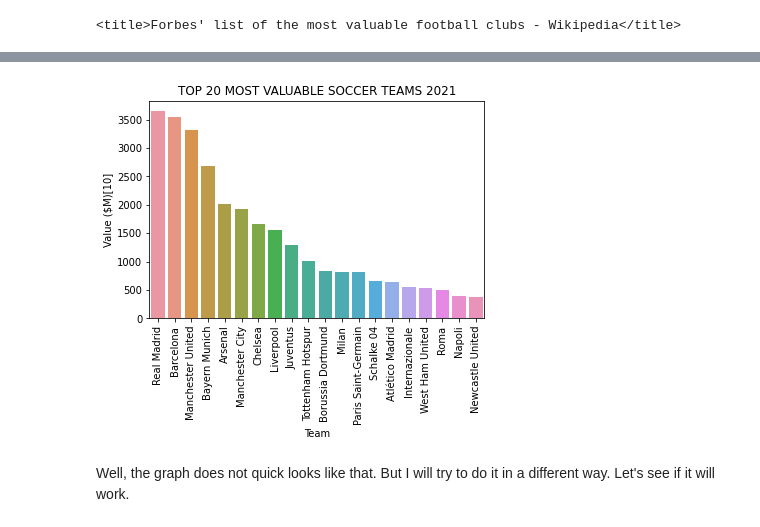
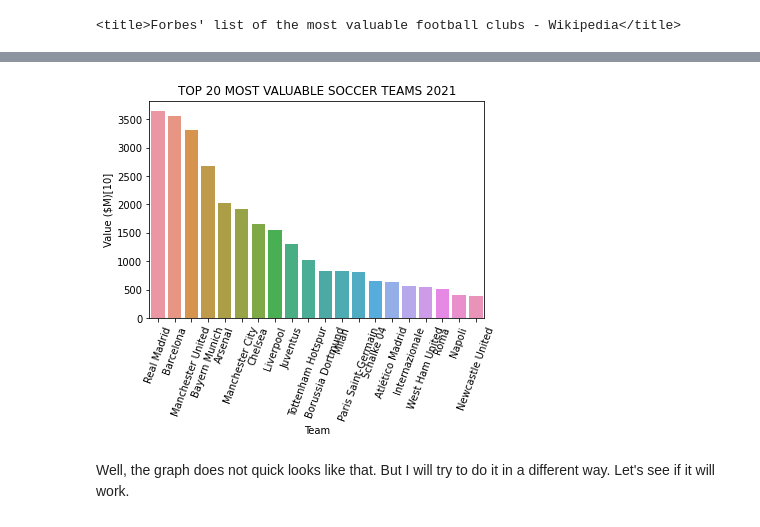
Before and after one commit to khatriprajwol/Data-Visualization-, a Jupyter notebook: Recreating The Master .ipynb, the cells around one changed output, grey strips where cells are left out. Cells and saved outputs as stored; diff of their text form; code cells hidden in the pictures.

```diff
--- a/Recreating The Master .ipynb
+++ b/Recreating The Master .ipynb
@@ -65,9 +99,9 @@ It is not a big data set but a perfect for me to recreate the above visualizatio
 # %%
 ax = sns.barplot(data = df, x = 'Team', y= "Value ($M)[10]", hue_order= None )
-ax.set_xticklabels(ax.get_xticklabels(),rotation = 90)
+ax.set_xticklabels(ax.get_xticklabels(),rotation = 70)
 ax.set_title('TOP 20 MOST VALUABLE SOCCER TEAMS 2021')
 plt.show()
 # %% [output]
-[figure, old version]
+[figure, new version]
 # %% [markdown]
 Well, the graph does not quick looks like that. But I will try to do it in a different way. Let's see if it will work.
```
Also changed, not shown: parts of 8 cells of this notebook.
